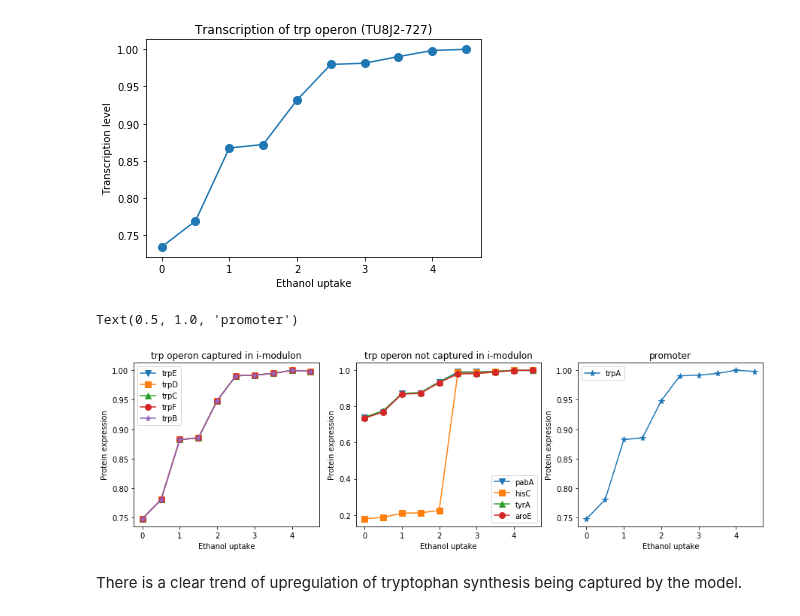
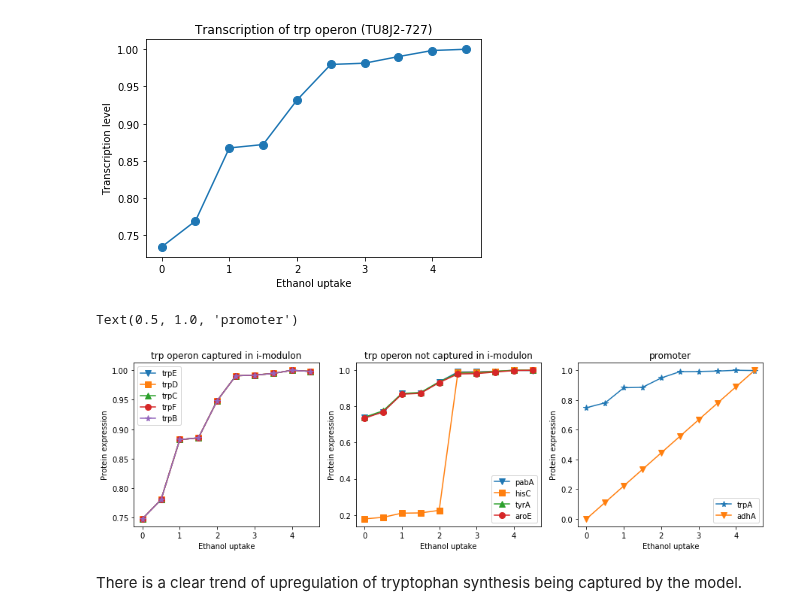
Before and after one commit to jdtibochab/bacillusme, a Jupyter notebook: ecolime/analysis/ethanol_response.ipynb, the cells around one changed output. Cells and saved outputs as stored; diff of their text form; code cells hidden in the pictures.

```diff
--- a/ecolime/analysis/ethanol_response.ipynb
+++ b/ecolime/analysis/ethanol_response.ipynb
@@ -339,35 +339,35 @@ for gene_name,locus_id in gene_dictionary.loc[genes]['locus_id'].items():
             label=gene_name,marker = next(marker),markersize=8)
 plt.legend()
 plt.xlabel('Ethanol uptake')
 plt.ylabel('Protein expression')
 plt.title('trp operon captured in i-modulon')
 
 plt.subplot(1,3,2)
 genes = ['pabA','hisC','tyrA','aroE']
 for gene_name,locus_id in gene_dictionary.loc[genes]['locus_id'].items():
     expression = flux_responses_me.loc['translation_'+locus_id]
     expression /= np.max(expression)
     plt.plot(-flux_responses_me.loc['EX_etoh_e'],expression,
             label=gene_name,marker = next(marker),markersize=8)
 plt.legend()
 plt.xlabel('Ethanol uptake')
 plt.ylabel('Protein expression')
 plt.title('trp operon not captured in i-modulon')
 
 plt.subplot(1,3,3)
-genes = ['trpA']
+genes = ['trpA','adhA']
 for gene_name,locus_id in gene_dictionary.loc[genes]['locus_id'].items():
     expression = flux_responses_me.loc['translation_'+locus_id]
     expression /= np.max(expression)
     plt.plot(-flux_responses_me.loc['EX_etoh_e'],expression,
             label=gene_name,marker = next(marker),markersize=8)
 plt.legend()
 plt.xlabel('Ethanol uptake')
 plt.ylabel('Protein expression')
 plt.title('promoter')
 # %% [output]
 Text(0.5, 1.0, 'promoter')
-[figure, old version]
+[figure, new version]
 # %% [markdown]
 There is a clear trend of upregulation of tryptophan synthesis being captured by the model.
 # %% [markdown]
```
Also changed, not shown: 15 other files.
